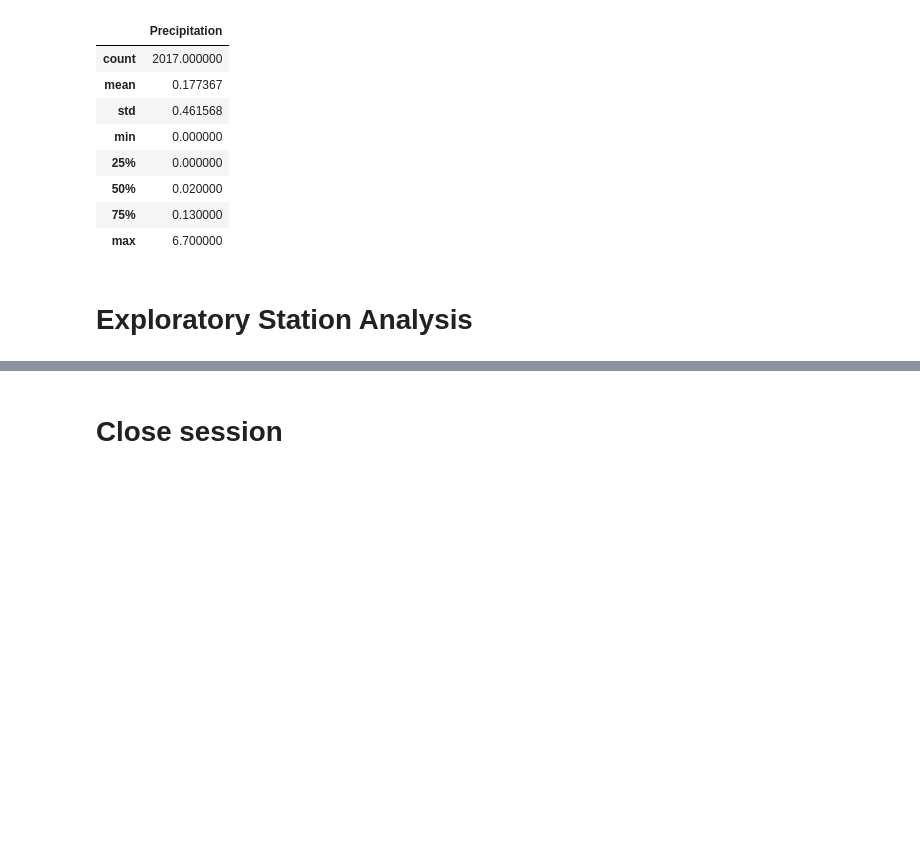
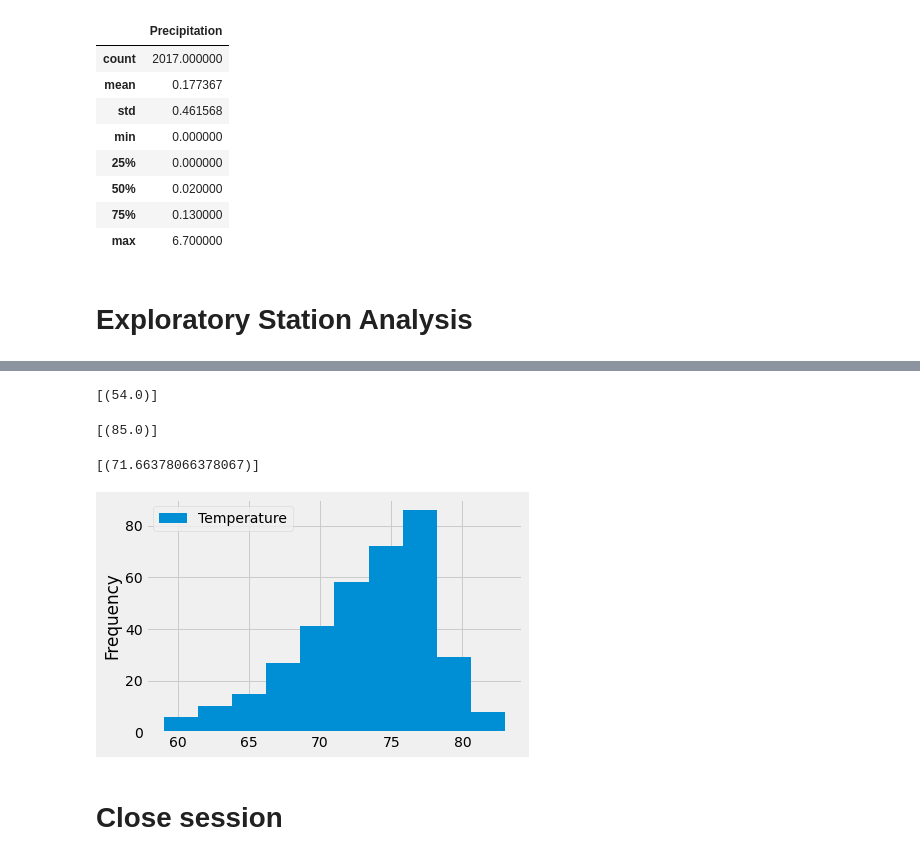
Before and after one commit to mkrenicki/sqlalchemy-challenge, a Jupyter notebook: climate_starter.ipynb, the cells around one changed output, grey strips where cells are left out. Drawn from its saved outputs; the diff is of its cells as text; code cells hidden in the pictures; blank space fills up the shorter version.

```diff
--- a/climate_starter.ipynb
+++ b/climate_starter.ipynb
@@ -135,8 +152,41 @@ scores_df.describe()
 # %%
 # Using the most active station id from the previous query, calculate the lowest, highest, and average temperature.
+top_station = "USC00519281"
+# Use func.min, func.max, and func.avg functions
+# Min
+top_station_min = session.query(func.min(measure.tobs)).\
+    filter(measure.station == top_station).all()
+top_station_min
+# %% [output]
+[(54.0)]
+# %%
+# Max
+top_station_max = session.query(func.max(measure.tobs)).\
+    filter(measure.station == top_station).all()
+top_station_max
+# %% [output]
+[(85.0)]
+# %%
+# Avg
+top_station_avg = session.query(func.avg(measure.tobs)).\
+    filter(measure.station == top_station).all()
+top_station_avg
+# %% [output]
+[(71.66378066378067)]
 # %%
 # Using the most active station id
 # Query the last 12 months of temperature observation data for this station and plot the results as a histogram
+temp_data_filtered = session.query(measure.tobs).\
+    filter(measure.date >= end_date_minus_one).\
+    filter(measure.date < end_year).\
+    filter(measure.station == top_station).\
+    order_by(measure.date).all()
+temp_df = pd.DataFrame(temp_data_filtered, columns = ["Temperature"])
+temp_df.plot.hist()
+plt.savefig("Images/station_histogram_from_code")
+plt.show()
+# %% [output]
+[figure, added]
 # %% [markdown]
 # Close session
 # %%
```
Also changed, not shown: parts of 2 cells of this notebook, 1 other file.
